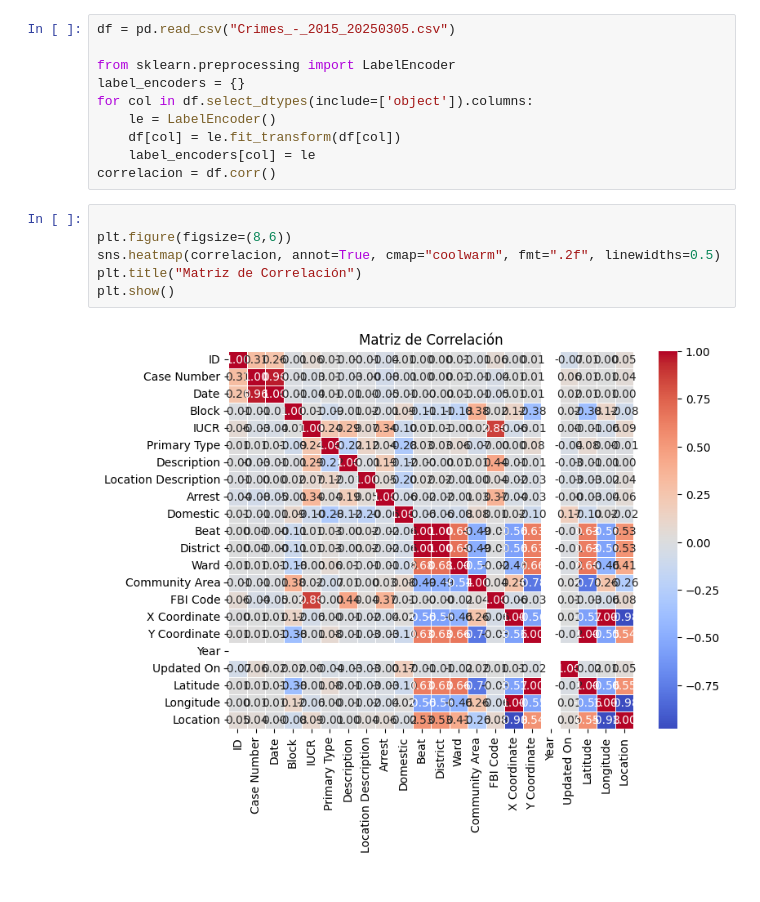
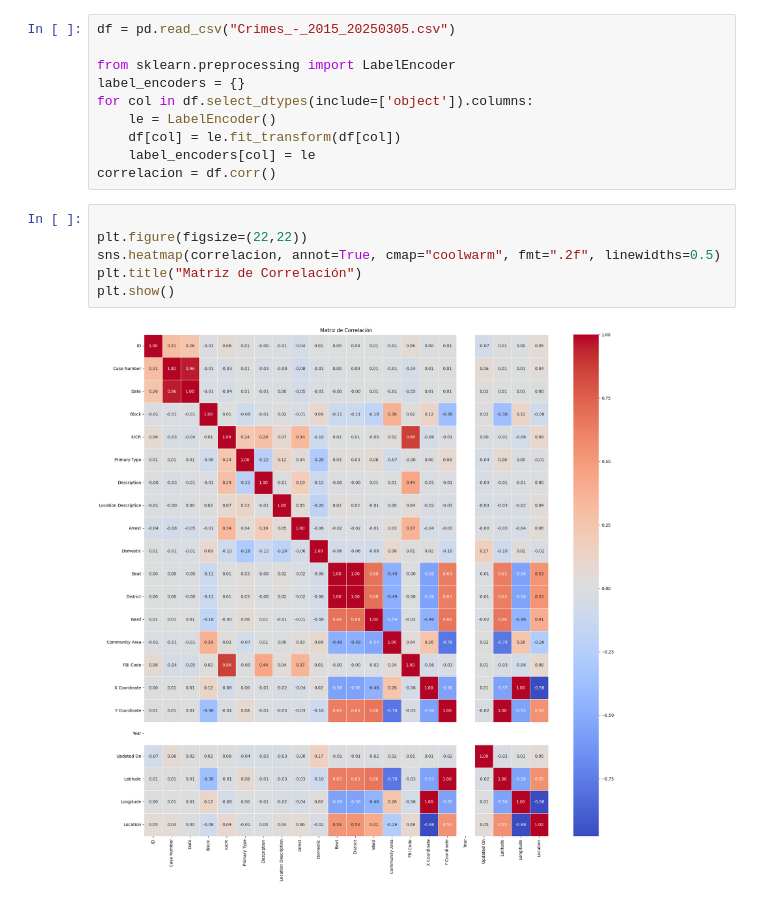
Before and after one commit to Carrascoom18/maching_learning, a Jupyter notebook: regresion_lineal_simple_crimenes.ipynb, the cells around one changed output. Drawn from its saved outputs; the diff is of its cells as text.

```diff
--- a/regresion_lineal_simple_crimenes.ipynb
+++ b/regresion_lineal_simple_crimenes.ipynb
@@ -23,9 +23,9 @@ for col in df.select_dtypes(include=['object']).columns:
 correlacion = df.corr()
 # %%
 
-plt.figure(figsize=(8,6))
+plt.figure(figsize=(22,22))
 sns.heatmap(correlacion, annot=True, cmap="coolwarm", fmt=".2f", linewidths=0.5)
 plt.title("Matriz de Correlación")
 plt.show()
 # %% [output]
-[figure, old version]
+[figure, new version]
```
